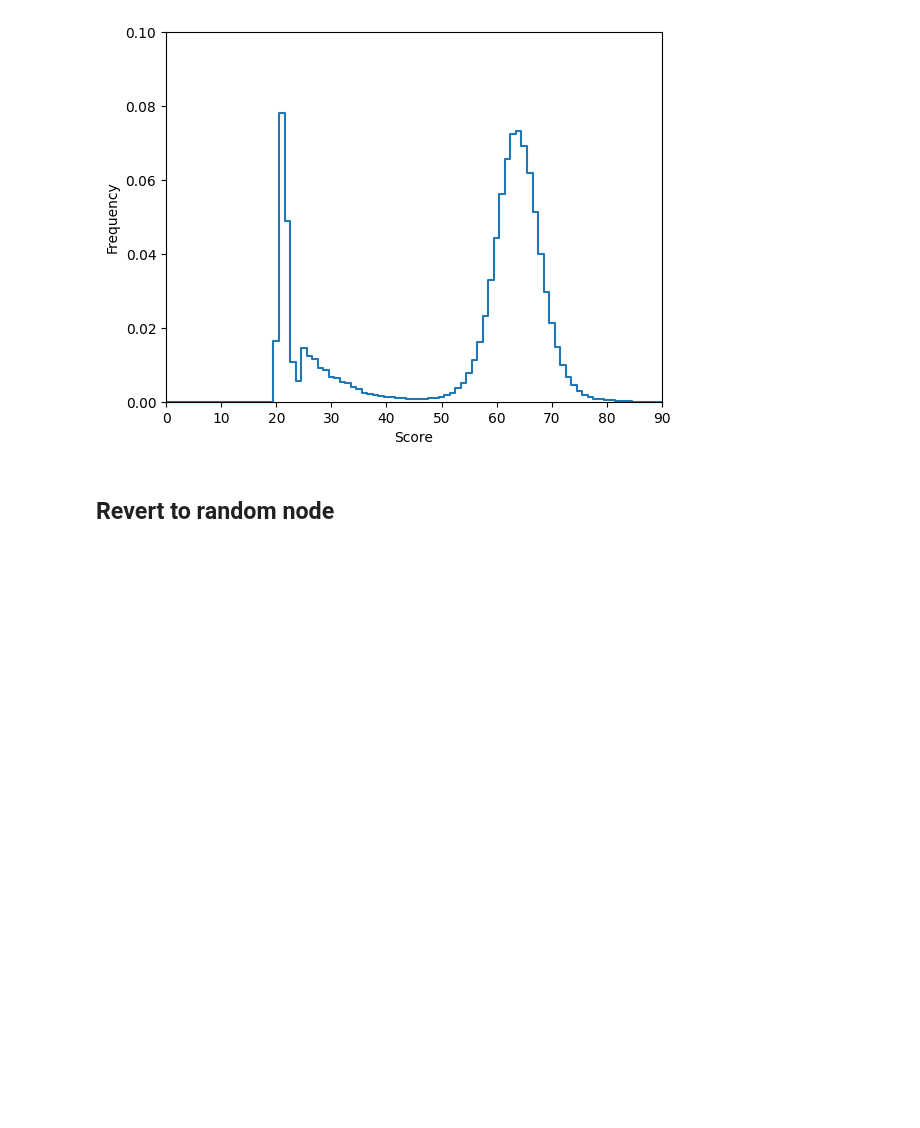
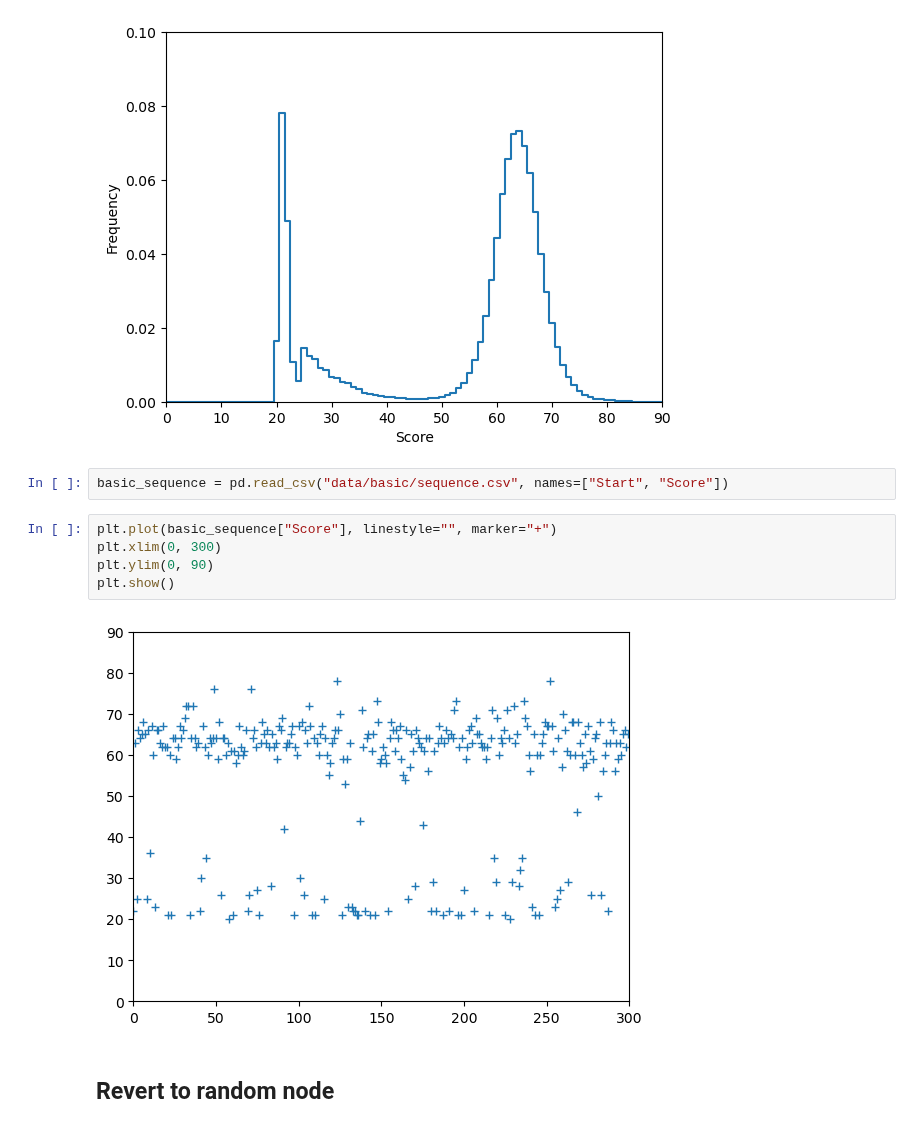
Before and after one commit to gillioz/MorpionSolitaire, a Jupyter notebook: dotnet/Statistics.ipynb, the cells around one changed output. Drawn from its saved outputs; the diff is of its cells as text; blank space fills up the shorter version.

Commit message:
update CLI with sequence feature

```diff
--- a/dotnet/Statistics.ipynb
+++ b/dotnet/Statistics.ipynb
@@ -45,6 +46,15 @@ plt.ylim(0, 0.10)
 plt.show()
 # %% [output]
 [figure]
+# %%
+basic_sequence = pd.read_csv("data/basic/sequence.csv", names=["Start", "Score"])
+# %%
+plt.plot(basic_sequence["Score"], linestyle="", marker="+")
+plt.xlim(0, 300)
+plt.ylim(0, 90)
+plt.show()
+# %% [output]
+[figure, added]
 # %% [markdown]
 ## Revert to random node
 # %% [markdown]
```
Also changed, not shown: parts of 6 cells of this notebook, 6 other files.
